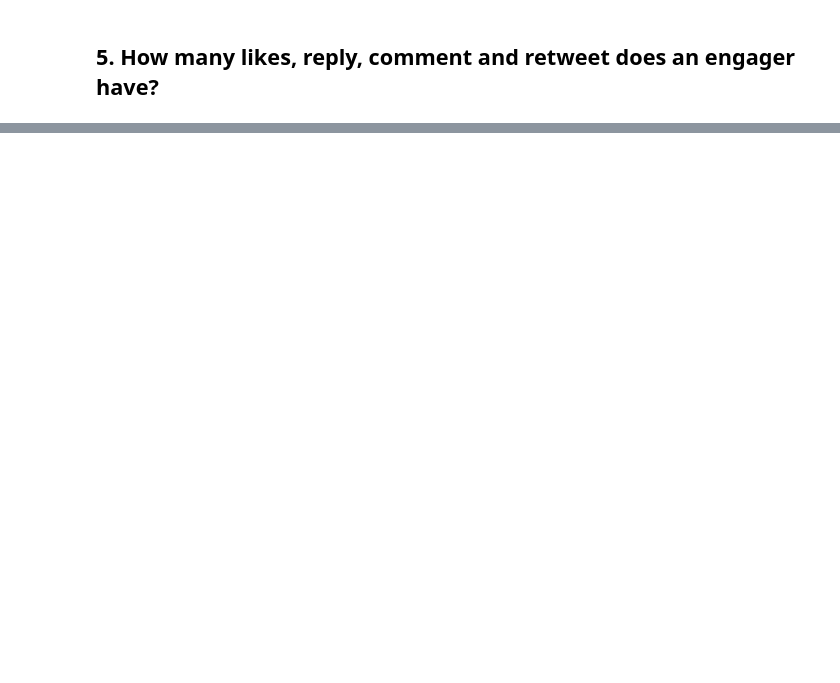
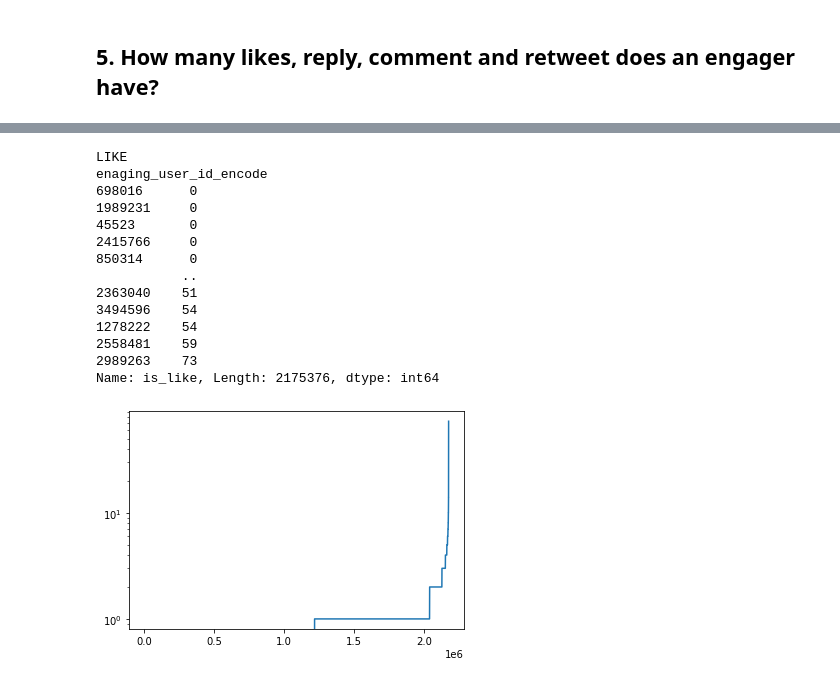
Before and after one commit to RecKIE7/recsys2021-twitter, a Jupyter notebook: analysis/user.ipynb, the cells around one changed output, grey strips where cells are left out. Drawn from its saved outputs; the diff is of its cells as text; code cells hidden in the pictures; blank space fills up the shorter version.

```diff
--- a/analysis/user.ipynb
+++ b/analysis/user.ipynb
@@ -137,0 +131,26 @@ aggregate_result
+# %%
+result = aggregate_result["is_like"].sort_values()
+print("LIKE")
+print(result)
+
+# Plotting the result
+plt.clf()
+plt.yscale('log')
+plt.plot(result.to_array())
+plt.show()
+# %% [output]
+LIKE
+enaging_user_id_encode
+698016      0
+1989231     0
+45523       0
+2415766     0
+850314      0
+           ..
+2363040    51
+3494596    54
+1278222    54
+2558481    59
+2989263    73
+Name: is_like, Length: 2175376, dtype: int64
+[figure, added]
```
Also changed, not shown: parts of 7 cells of this notebook.
